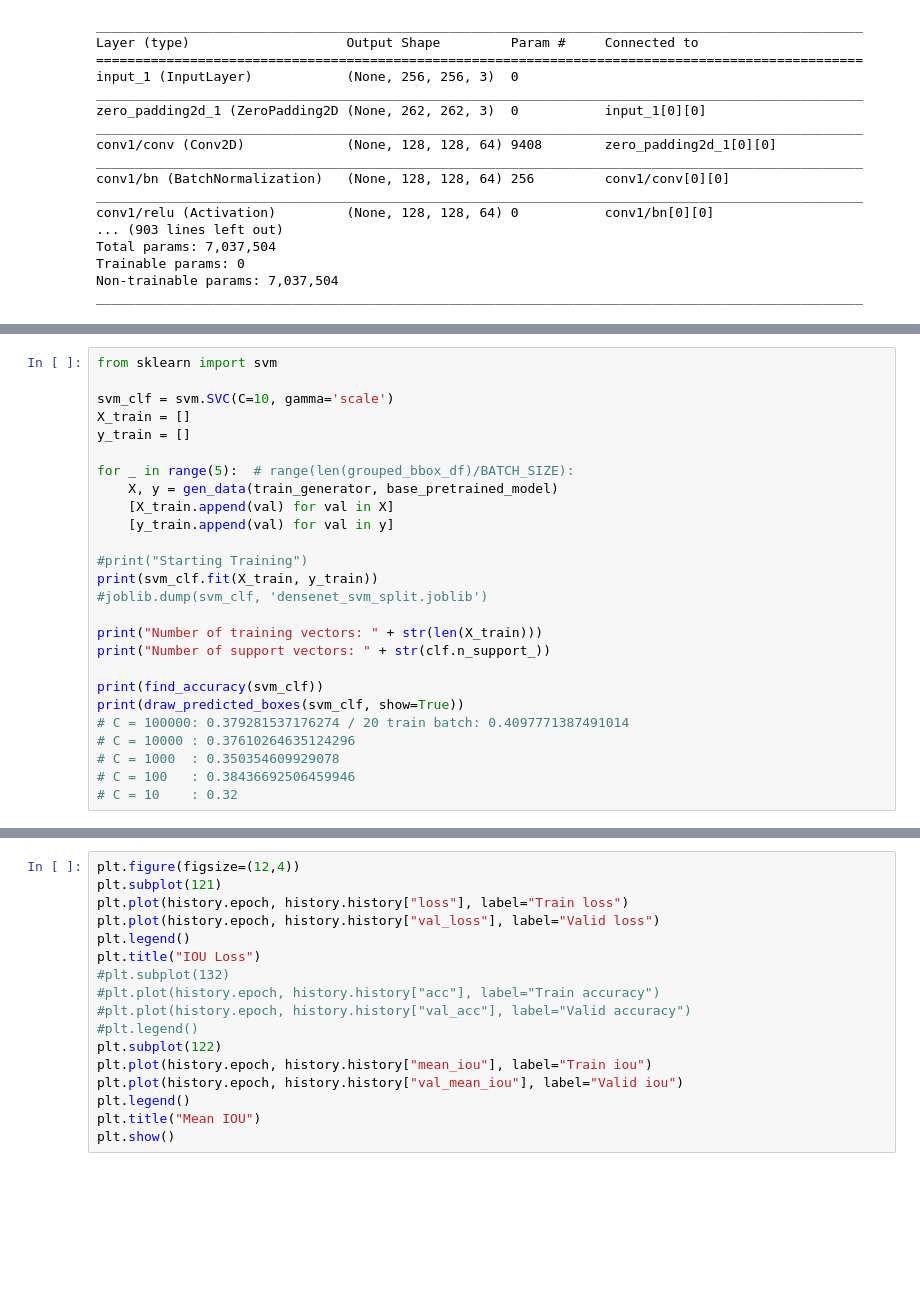
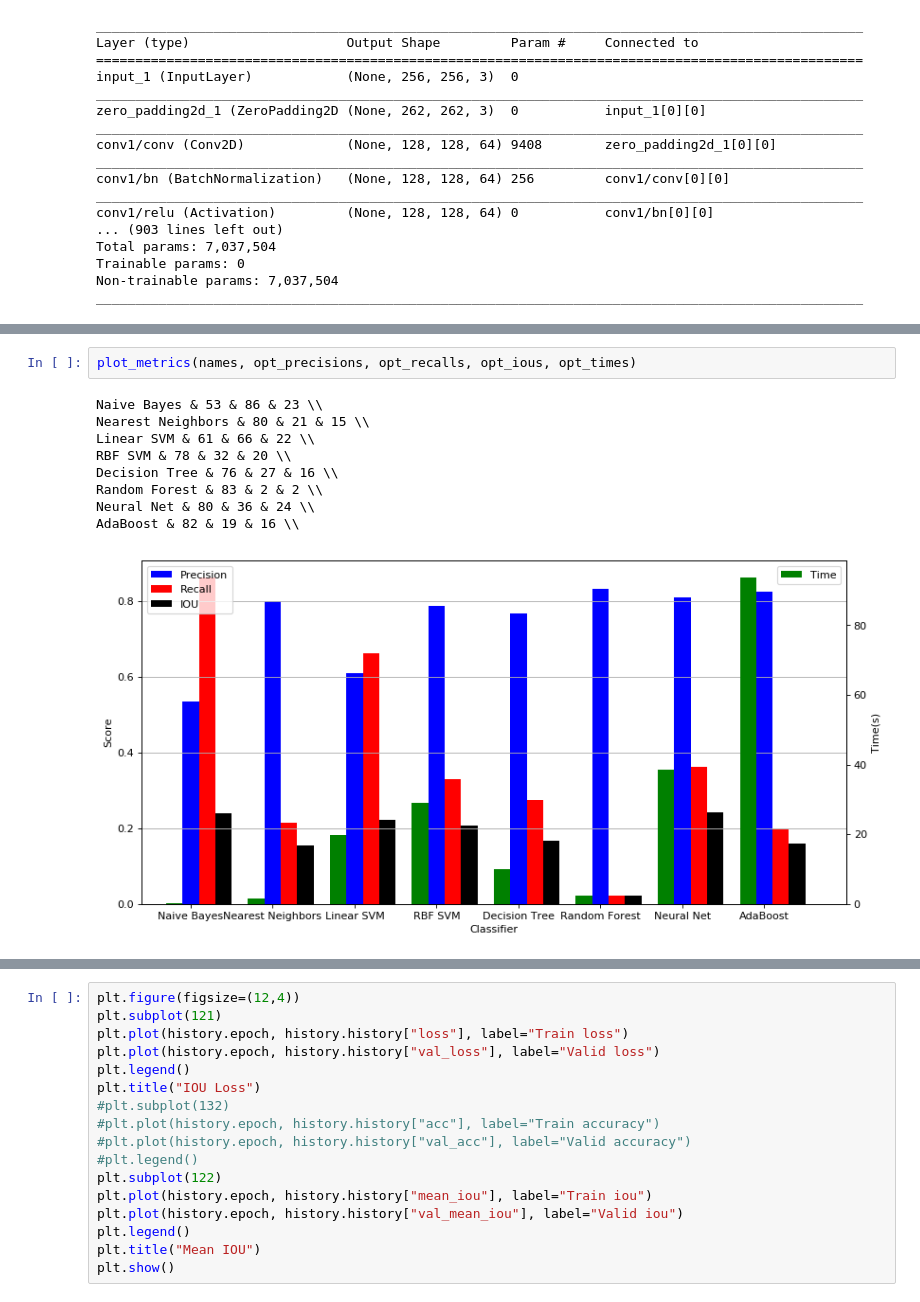
Before and after one commit to jsreid13/syde677-project, a Jupyter notebook: scripts/densenet_svm_split.ipynb, the cells around one changed output, grey strips where cells are left out. Drawn from its saved outputs; the diff is of its cells as text; blank space fills up the shorter version.

```diff
--- a/scripts/densenet_svm_split.ipynb
+++ b/scripts/densenet_svm_split.ipynb
@@ -500,26 +540,12 @@ out = [print((int(p*100), int(r*100), int(i*100))) for p, r, i in
-# %%
-from sklearn import svm
-
-svm_clf = svm.SVC(C=10, gamma='scale')
-X_train = []
-y_train = []
-
-for _ in range(5):  # range(len(grouped_bbox_df)/BATCH_SIZE):
-    X, y = gen_data(train_generator, base_pretrained_model)
-    [X_train.append(val) for val in X]
-    [y_train.append(val) for val in y]
-
-#print("Starting Training")
-print(svm_clf.fit(X_train, y_train))
-#joblib.dump(svm_clf, 'densenet_svm_split.joblib')
-
-print("Number of training vectors: " + str(len(X_train)))
-print("Number of support vectors: " + str(clf.n_support_))
-
-print(find_accuracy(svm_clf))
-print(draw_predicted_boxes(svm_clf, show=True))
-# C = 100000: 0.379281537176274 / 20 train batch: 0.4097771387491014
-# C = 10000 : 0.37610264635124296
-# C = 1000  : 0.350354609929078
-# C = 100   : 0.38436692506459946
-# C = 10    : 0.32
+# %%
+plot_metrics(names, opt_precisions, opt_recalls, opt_ious, opt_times)
+# %% [output]
+Naive Bayes & 53 & 86 & 23 \\
+Nearest Neighbors & 80 & 21 & 15 \\
+Linear SVM & 61 & 66 & 22 \\
+RBF SVM & 78 & 32 & 20 \\
+Decision Tree & 76 & 27 & 16 \\
+Random Forest & 83 & 2 & 2 \\
+Neural Net & 80 & 36 & 24 \\
+AdaBoost & 82 & 19 & 16 \\
+[figure, added]
```
Also changed, not shown: parts of 9 cells of this notebook.
